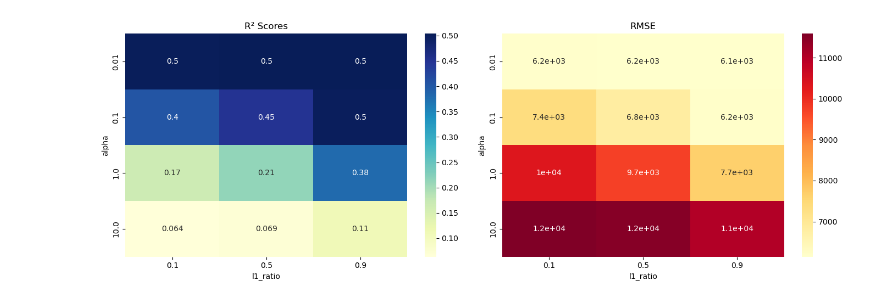
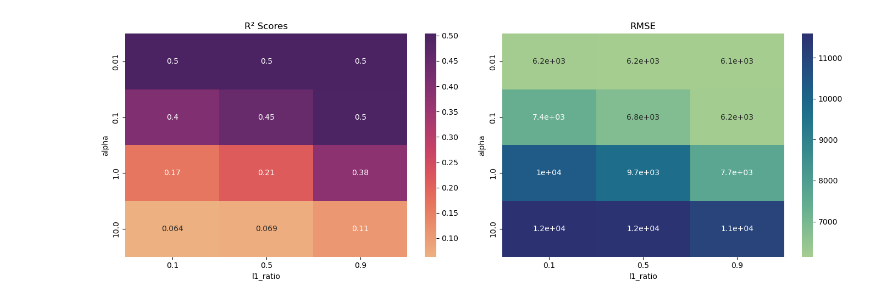
Before and after one commit to nnguyen2255/BINF-5507-Materials, a Jupyter notebook: Assignment2/Scripts/main2.ipynb, the cells around one changed output. Drawn from its saved outputs; the diff is of its cells as text; code cells hidden in the pictures.

Commit message:
add comments and fixed error

```diff
--- a/Assignment2/Scripts/main2.ipynb
+++ b/Assignment2/Scripts/main2.ipynb
@@ -41,9 +41,11 @@ for col in categorical_col_name:
 data_copy = data_copy.drop_duplicates()
 
 
-# Convert categorical columns to numerical using OneHotEncoder (ChatGPT, 2025)
+# Convert categorical columns to numerical using OneHotEncoder (ChatGPT, 2025) (I used ChatGPT to help me find code to convert categorical columns to numerical, and error handling)
+# (source:https://scikit-learn.org/stable/modules/generated/sklearn.preprocessing.OneHotEncoder.html)(I used this to learn how to use this function)
 encoder = OneHotEncoder(sparse_output=False, drop='first')
 encoded_categorical = encoder.fit_transform(data_copy[categorical_col_name])
+
 # Create a DataFrame with the encoded categorical columns
 encoded_df = pd.DataFrame(encoded_categorical, columns=encoder.get_feature_names_out(categorical_col_name))
 # Concatenate the encoded categorical DataFrame with the original DataFrame (excluding original categorical columns)
@@ -70,42 +72,53 @@ y_reg= data_copy['chol'] #chol is target variable
 x_train, x_test, y_train, y_test = train_test_split(x_reg, y_reg, test_size = 0.2, random_state=42)
 
 # Define ranges for alpha and l1_ratio
+'''
+create a heatmap to visualize the performance of ElasticNet regression with different hyperparameters, including alpha and l1_ratio.
+1. set alphas values and l1-ratios
+2. create r2_scores and rmse_scores empty lists to store the results
+2. create a loop to fit the model with each combination of alpha and l1_ratio
+
+'''
 alphas = [0.01, 0.1, 1.0, 10.0]
 l1_ratios = [0.1, 0.5, 0.9]
 
 r2_scores = []
 rmse_scores = []
 
 for alpha in alphas:
-    r2_row = []
+    r2_row = [] #to organize the results for each alpha for different l1_ratios
     rmse_row = []
     for l1 in l1_ratios:
         model = ElasticNet(alpha=alpha, l1_ratio=l1, random_state=42)
         model.fit(x_train, y_train)
         y_pred = model.predict(x_test)
+
         r2_row.append(r2_score(y_test, y_pred))
         rmse_row.append(mean_squared_error(y_test, y_pred))  # RMSE
-    r2_scores.append(r2_row)
+
+    r2_scores.append(r2_row) #save the results for each alpha in the list according to l1_ratios
     rmse_scores.append(rmse_row)
 
-# Plot heatmaps
+# Plot heatmaps (source: https://seaborn.pydata.org/generated/seaborn.heatmap.html) ;
+# color (source: https://matplotlib.org/stable/tutorials/colors/colormaps.html)
+
 fig, axes = plt.subplots(1, 2, figsize=(14, 5))
 
-sns.heatmap(r2_scores, annot=True, xticklabels=l1_ratios, yticklabels=alphas, ax=axes[0], cmap='YlGnBu')
+sns.heatmap(r2_scores, annot=True, xticklabels=l1_ratios, yticklabels=alphas, ax=axes[0], cmap='flare')
 axes[0].set_title('R² Scores')
 axes[0].set_xlabel('l1_ratio')
 axes[0].set_ylabel('alpha')
 
-sns.heatmap(rmse_scores, annot=True, xticklabels=l1_ratios, yticklabels=alphas, ax=axes[1], cmap='YlOrRd')
+sns.heatmap(rmse_scores, annot=True, xticklabels=l1_ratios, yticklabels=alphas, ax=axes[1], cmap='crest')
 axes[1].set_title('RMSE')
 axes[1].set_xlabel('l1_ratio')
 axes[1].set_ylabel('alpha')
 
 plt.tight_layout()
 plt.show()
 
 
 #____________________
 #CLASSIFICATION MODEL
 # %% [output]
-[figure, old version]
+[figure, new version]
```
